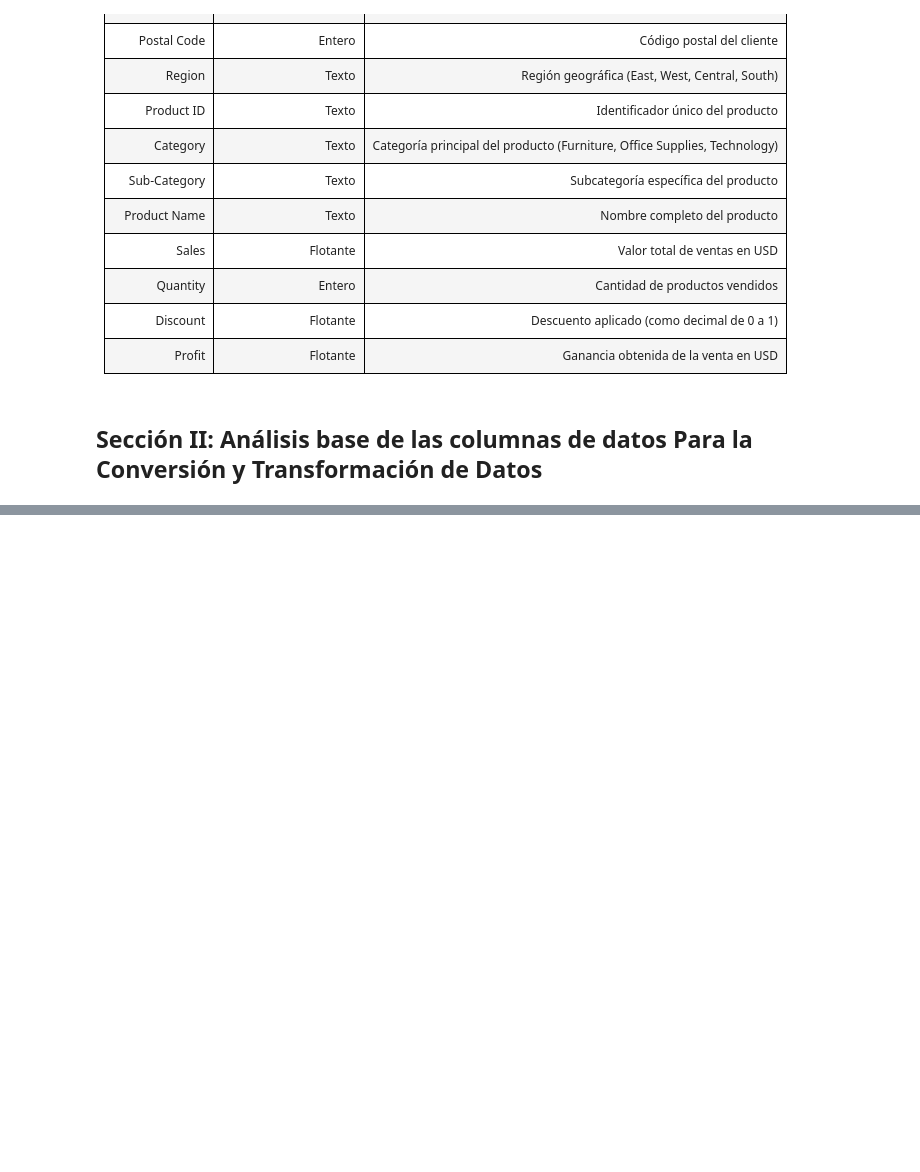
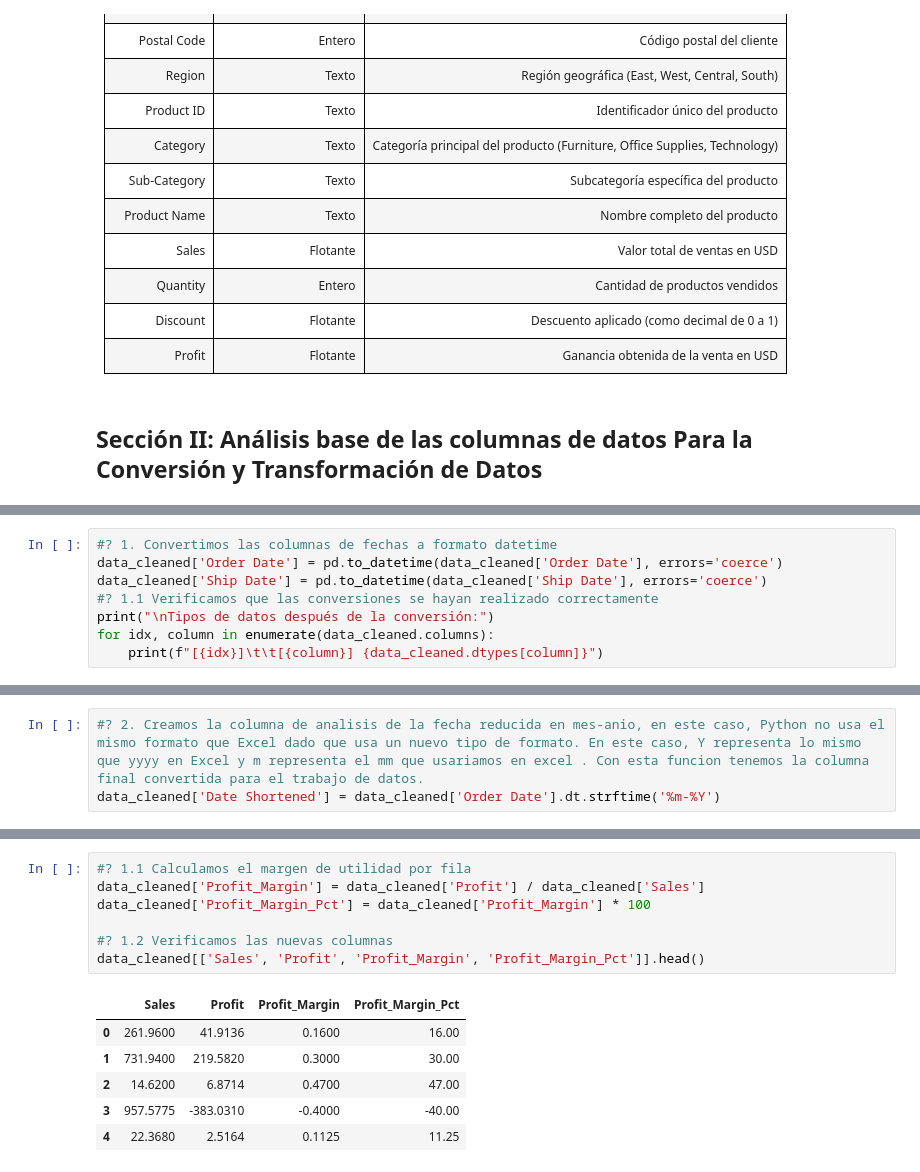
Before and after one commit to Volv1t3/MidtermDataAnalysisProject, a Jupyter notebook: src/python/notebooks/tools_and_visualizations/Proyecto_Fin_Semestre_Pipeline_Arellano.ipynb, the cells around one changed output, grey strips where cells are left out. Saved outputs shown, nothing was run; the diff lists cells and outputs as text; blank space fills up the shorter version.

```diff
--- a/src/python/notebooks/tools_and_visualizations/Proyecto_Fin_Semestre_Pipeline_Arellano.ipynb
+++ b/src/python/notebooks/tools_and_visualizations/Proyecto_Fin_Semestre_Pipeline_Arellano.ipynb
@@ -158,0 +202,8 @@ UnicodeDecodeError: 'utf-8' codec can't decode byte 0xa0 in position 2932: inval
+# %%
+#? 1. Convertimos las columnas de fechas a formato datetime
+data_cleaned['Order Date'] = pd.to_datetime(data_cleaned['Order Date'], errors='coerce')
+data_cleaned['Ship Date'] = pd.to_datetime(data_cleaned['Ship Date'], errors='coerce')
+#? 1.1 Verificamos que las conversiones se hayan realizado correctamente
+print("\nTipos de datos después de la conversión:")
+for idx, column in enumerate(data_cleaned.columns):
+    print(f"[{idx}]\t\t[{column}] {data_cleaned.dtypes[column]}")
@@ -158,0 +228,3 @@ UnicodeDecodeError: 'utf-8' codec can't decode byte 0xa0 in position 2932: inval
+# %%
+#? 2. Creamos la columna de analisis de la fecha reducida en mes-anio, en este caso, Python no usa el mismo formato que Excel dado que usa un nuevo tipo de formato. En este caso, Y representa lo mismo que yyyy en Excel y m representa el mm que usariamos en excel . Con esta funcion tenemos la columna final convertida para el trabajo de datos.
+data_cleaned['Date Shortened'] = data_cleaned['Order Date'].dt.strftime('%m-%Y')
@@ -158,0 +270,14 @@ UnicodeDecodeError: 'utf-8' codec can't decode byte 0xa0 in position 2932: inval
+# %%
+#? 1.1 Calculamos el margen de utilidad por fila
+data_cleaned['Profit_Margin'] = data_cleaned['Profit'] / data_cleaned['Sales']
+data_cleaned['Profit_Margin_Pct'] = data_cleaned['Profit_Margin'] * 100
+
+#? 1.2 Verificamos las nuevas columnas
+data_cleaned[['Sales', 'Profit', 'Profit_Margin', 'Profit_Margin_Pct']].head()
+# %% [output]
+|  | Sales | Profit | Profit_Margin | Profit_Margin_Pct |
+| 0 | 261.9600 | 41.9136 | 0.1600 | 16.00 |
+| 1 | 731.9400 | 219.5820 | 0.3000 | 30.00 |
+| 2 | 14.6200 | 6.8714 | 0.4700 | 47.00 |
+| 3 | 957.5775 | -383.0310 | -0.4000 | -40.00 |
+| 4 | 22.3680 | 2.5164 | 0.1125 | 11.25 |
```
Also changed, not shown: parts of 20 cells of this notebook, 3 other files.
